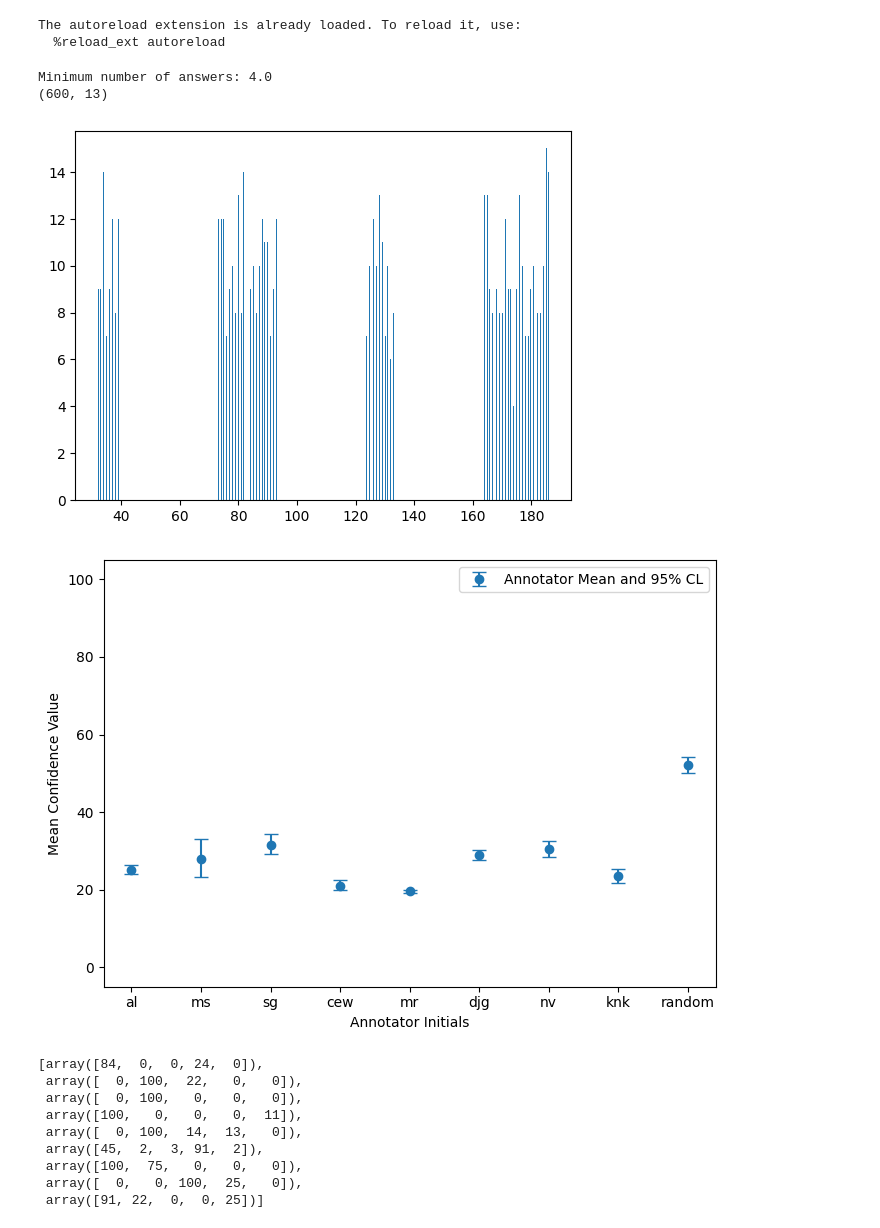
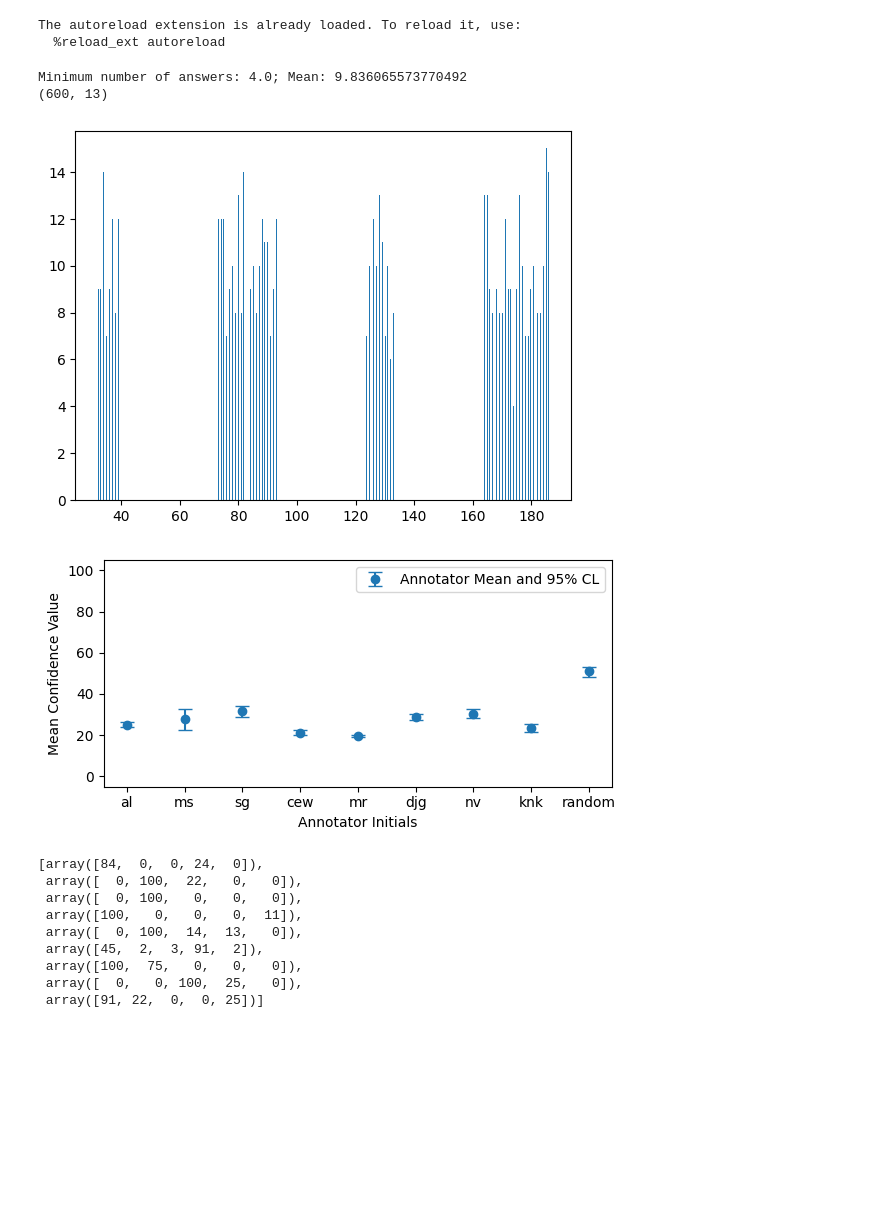
Before and after one commit to anupsharma555/mentat, a Jupyter notebook: mentat/process_annotated_data.ipynb, the cells around one changed output. Cells and saved outputs as stored; diff of their text form; code cells hidden in the pictures; blank space fills up the shorter version.

```diff
--- a/mentat/process_annotated_data.ipynb
+++ b/mentat/process_annotated_data.ipynb
@@ -33,8 +33,14 @@ processed_data = helper_functions.process_raw_data_annotations(raw_data)
 response_data, annotator_individual_data = processed_data
 # Add random annotation as baseline
 annotator_individual_data["random"] = np.random.randint(0, 100, [100, 5])
+
+# Get question type-filtered data; discard anntoator individual colleciton
+processed_data_typed = [
+    helper_functions.process_raw_data_annotations(raw_data, q_key)[0]
+    for q_key in ["q_male", "q_female", "q_they"]
+]
 # %% [output]
-Minimum number of answers: 4.0
+Minimum number of answers: 4.0; Mean: 9.836065573770492
 (600, 13)
 [figure]
 # %%
@@ -48,35 +54,35 @@ for resp in annotator_individual_data:
     data = np.array(annotator_individual_data[resp])
 
     res_mean = bootstrap_tools.bootstrap_wrap(data, np.mean, n_boot=1000, out_dim=0)
     annotators.append(resp)
     means.append(res_mean["result"])
     stds.append(
         [
             res_mean["result"] - res_mean["ci_lower"],
             res_mean["ci_upper"] - res_mean["result"]
         ]
     )
 
-fig, ax = plt.subplots(figsize=(7, 5))
+fig, ax = plt.subplots(figsize=(6, 3))
 ax.errorbar(
     annotators,
     means,
     yerr=np.array(stds).T,
     fmt='o',
     capsize=5,
     label='Annotator Mean and 95% CL',
 )
 
 ax.set_xlabel('Annotator Initials')
 ax.set_ylabel('Mean Confidence Value')
 ax.set_xticks(range(len(annotators)))
 ax.set_xticklabels(annotators)
 ax.set_ylim([-5., 105.])
 ax.legend()
 plt.tight_layout()
 plt.show()
 # %% [output]
-[figure, old version]
+[figure, new version]
 # %%
 test = response_data[32]
 test
```
Also changed, not shown: parts of 4 cells of this notebook, 2 other files.
